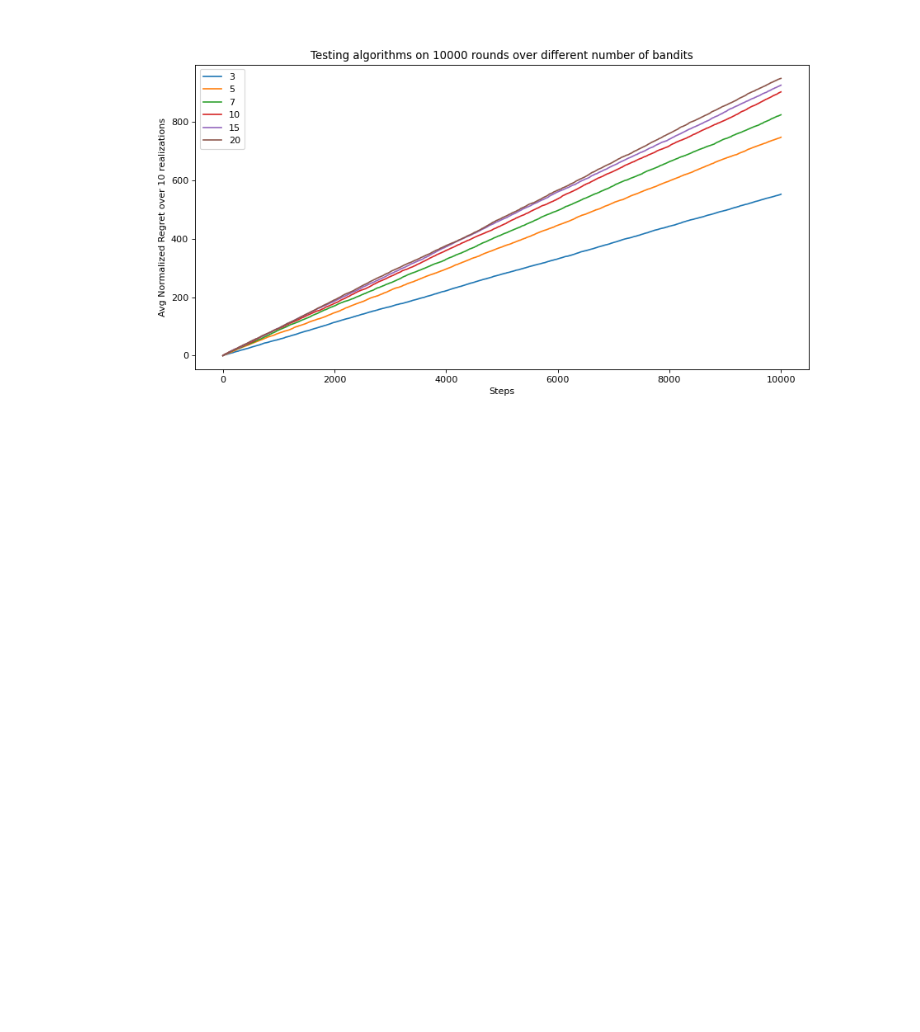
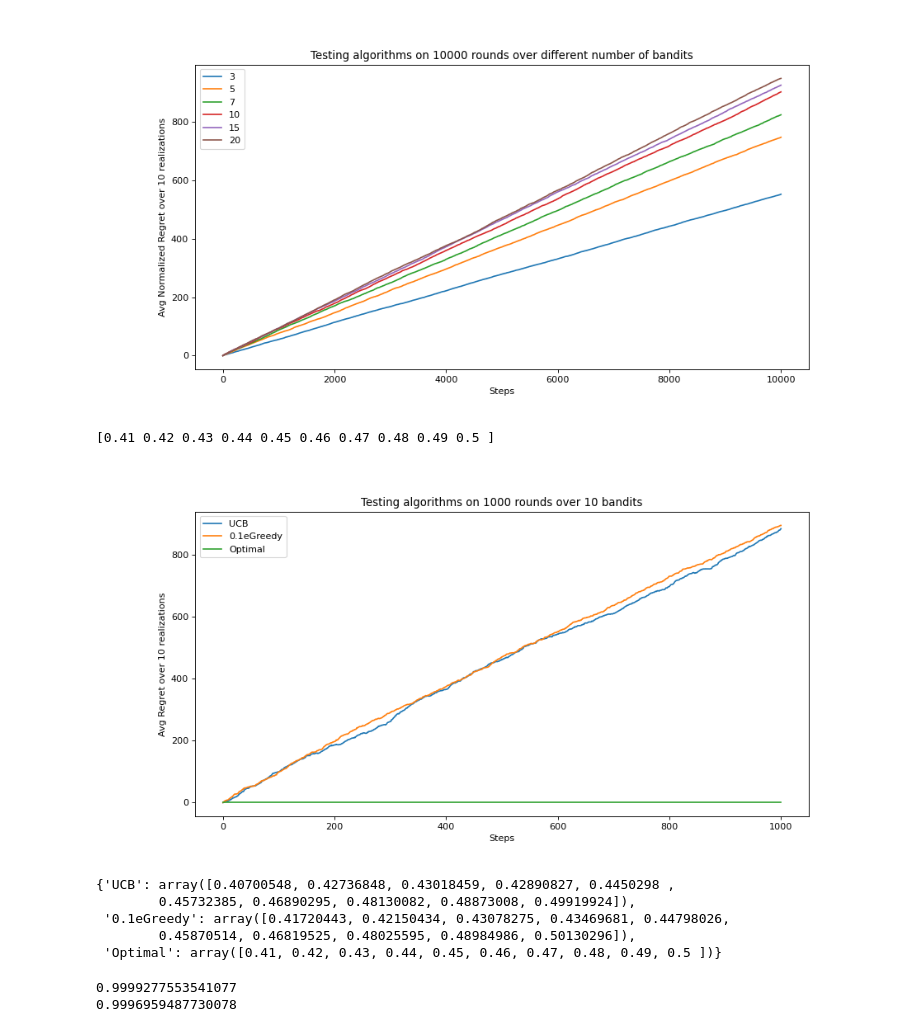
Before and after one commit to Archit997/Multi-armed-Bandits-in-Wireless, a Jupyter notebook: wireless-bandits.ipynb, the cells around one changed output. Cells and saved outputs as stored; diff of their text form; code cells hidden in the pictures; blank space fills up the shorter version.

```diff
--- a/wireless-bandits.ipynb
+++ b/wireless-bandits.ipynb
@@ -735,3 +796,37 @@ plt.show()
 [figure]
 # %%
 plt.savefig("Update2/VaryingBanditNum.png")
+# %%
+probabilites = 0.4+np.arange(1,11).astype(int)/100
+print(probabilites)
+# %% [output]
+[0.41 0.42 0.43 0.44 0.45 0.46 0.47 0.48 0.49 0.5 ]
+# %%
+num_slots = 10
+num_steps = 1000
+num_expts = 10
+probabilites = 0.4+np.arange(1,11).astype(int)/100
+p_values = np.tile(probabilites,(num_expts,1))
+env = ArmedBanditsEnv(p_values)
+delta = 0
+agents = {
+    "UCB" : UCBAgent(np.zeros((num_expts,num_slots)),np.zeros((num_expts,num_slots)),0.1,num_steps,delta),
+    "0.1eGreedy" : EpsilonGreedyAgent(np.zeros((num_expts,num_slots)),0.1,delta)
+
+    }
+
+exp = experiment(agents,env,num_expts,num_slots,num_steps)
+
+exp.run()
+# %%
+exp.plot()
+# %% [output]
+[figure, added]
+# %%
+exp.estimates
+# %% [output]
+{'UCB': array([0.40700548, 0.42736848, 0.43018459, 0.42890827, 0.4450298 ,
+        0.45732385, 0.46890295, 0.48130082, 0.48873008, 0.49919924]),
+ '0.1eGreedy': array([0.41720443, 0.42150434, 0.43078275, 0.43469681, 0.44798026,
+        0.45870514, 0.46819525, 0.48025595, 0.48984986, 0.50130296]),
+ 'Optimal': array([0.41, 0.42, 0.43, 0.44, 0.45, 0.46, 0.47, 0.48, 0.49, 0.5 ])}
@@ -737,0 +858,6 @@ plt.savefig("Update2/VaryingBanditNum.png")
+# %%
+print(cosine_similarity(exp.estimates['UCB'],exp.estimates['Optimal']))
+print(cosine_similarity(exp.estimates['0.1eGreedy'],exp.estimates['Optimal']))
+# %% [output]
+0.9999277553541077
+0.9996959487730078
```
Also changed, not shown: parts of 14 cells of this notebook, 11 other files.
